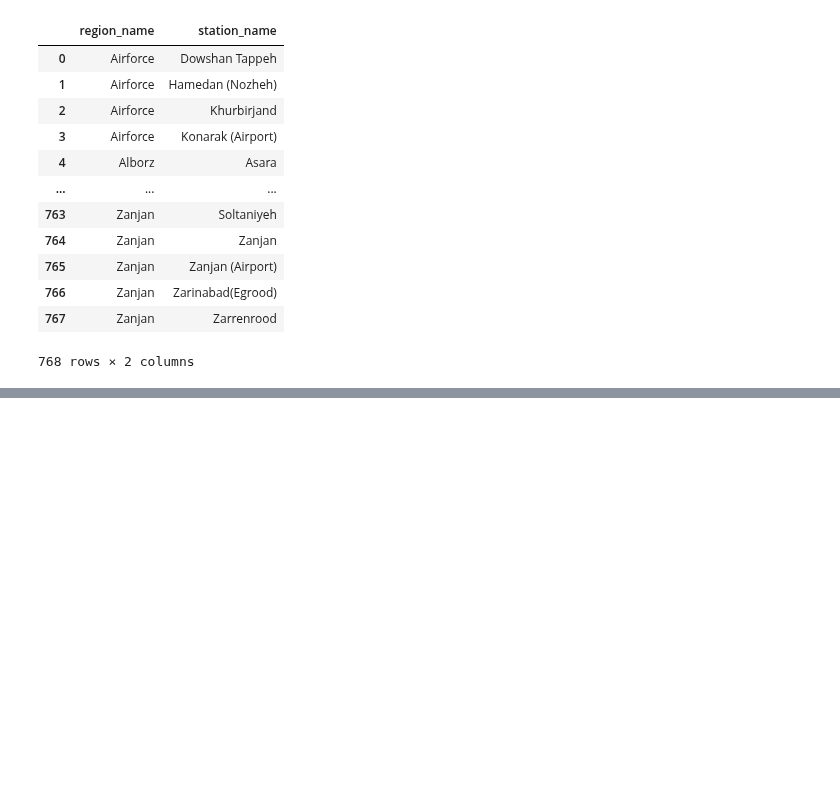
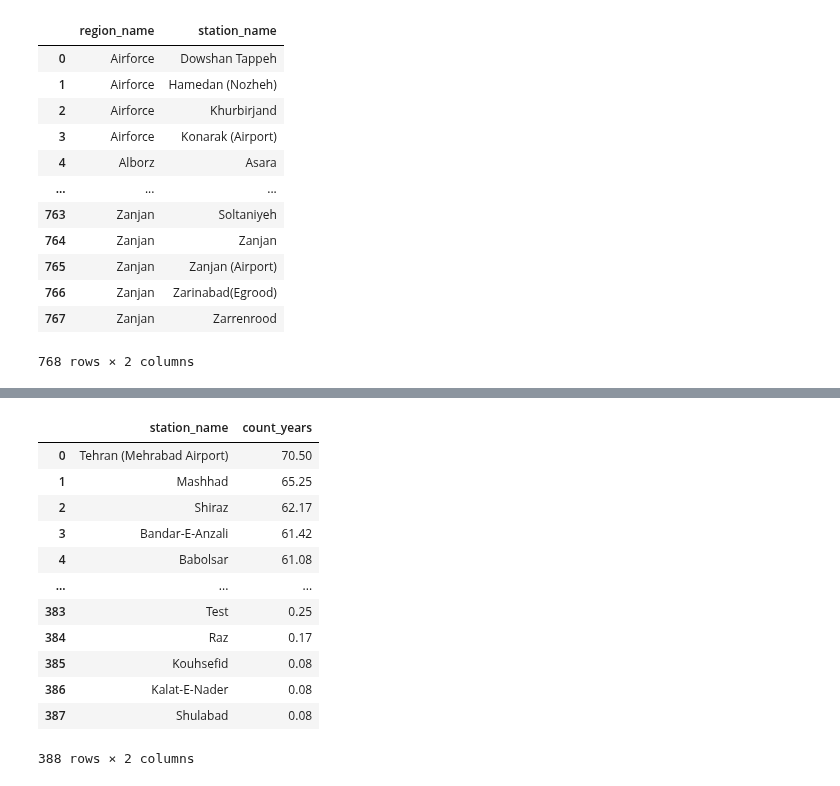
Before and after one commit to shirazialianpooya/panel-data-eto, a Jupyter notebook: src/Python/_03_.ipynb, the cells around one changed output, grey strips where cells are left out. Saved outputs shown, nothing was run; the diff lists cells and outputs as text; code cells hidden in the pictures; blank space fills up the shorter version.

```diff
--- a/src/Python/_03_.ipynb
+++ b/src/Python/_03_.ipynb
@@ -144,0 +215,17 @@ Number of unique stations:
+# %%
+# df.query("region_name == ['Khorasan Razavi', 'South Khorasan', 'North Khorasan']").groupby("station_name")["station_name"].count().sort_values(ascending=False).div(12).reset_index(name="count_years")
+df.groupby("station_name")["station_name"].count().sort_values(ascending=False).div(12).reset_index(name="count_years")
+# %% [output]
+|  | station_name | count_years |
+| 0 | Tehran (Mehrabad Airport) | 70.50 |
+| 1 | Mashhad | 65.25 |
+| 2 | Shiraz | 62.17 |
+| 3 | Bandar-E-Anzali | 61.42 |
+| 4 | Babolsar | 61.08 |
+| ... | ... | ... |
+| 383 | Test | 0.25 |
+| 384 | Raz | 0.17 |
+| 385 | Kouhsefid | 0.08 |
+| 386 | Kalat-E-Nader | 0.08 |
+| 387 | Shulabad | 0.08 |
+388 rows × 2 columns
```
Also changed, not shown: parts of 5 cells of this notebook.
